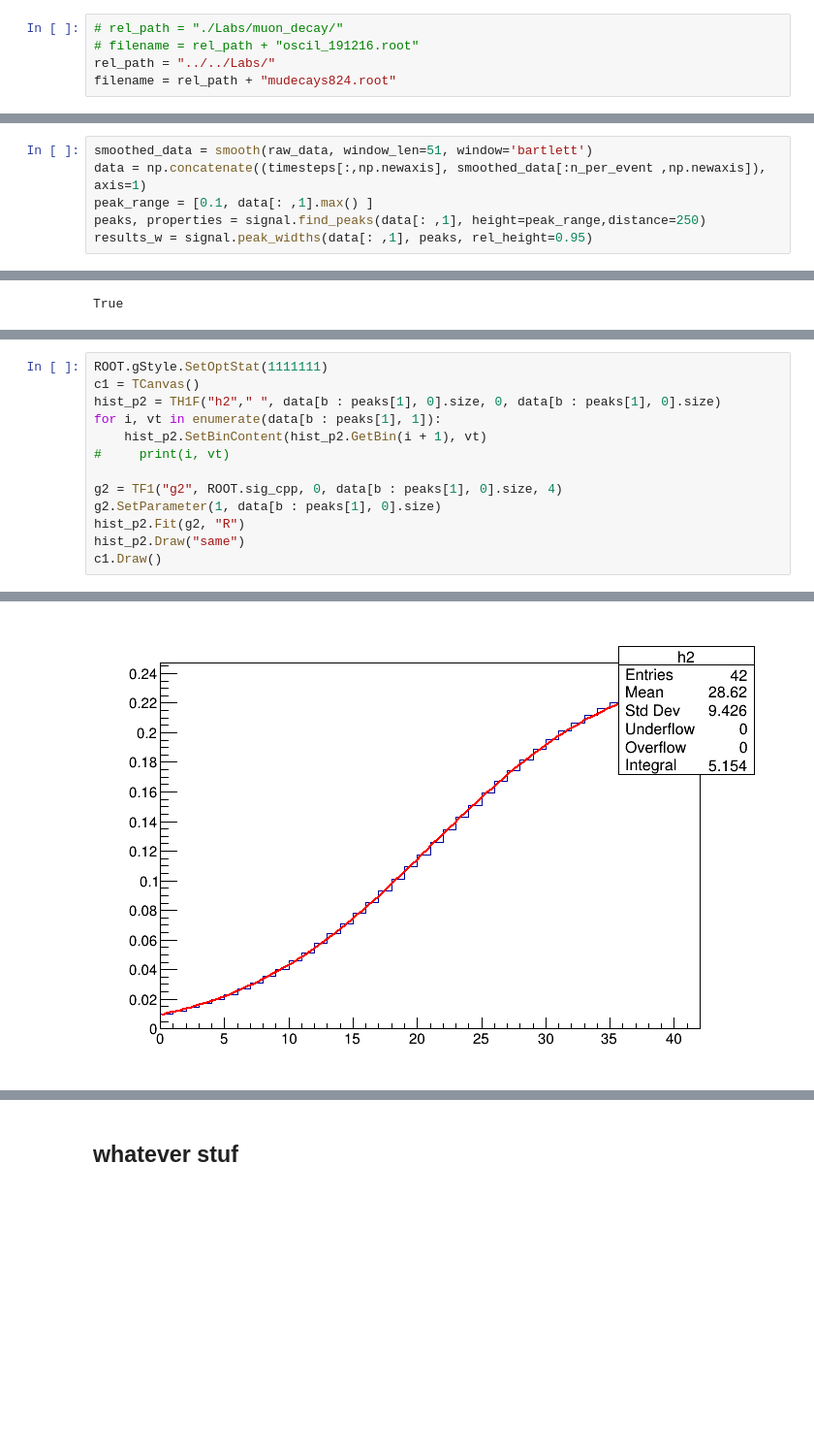
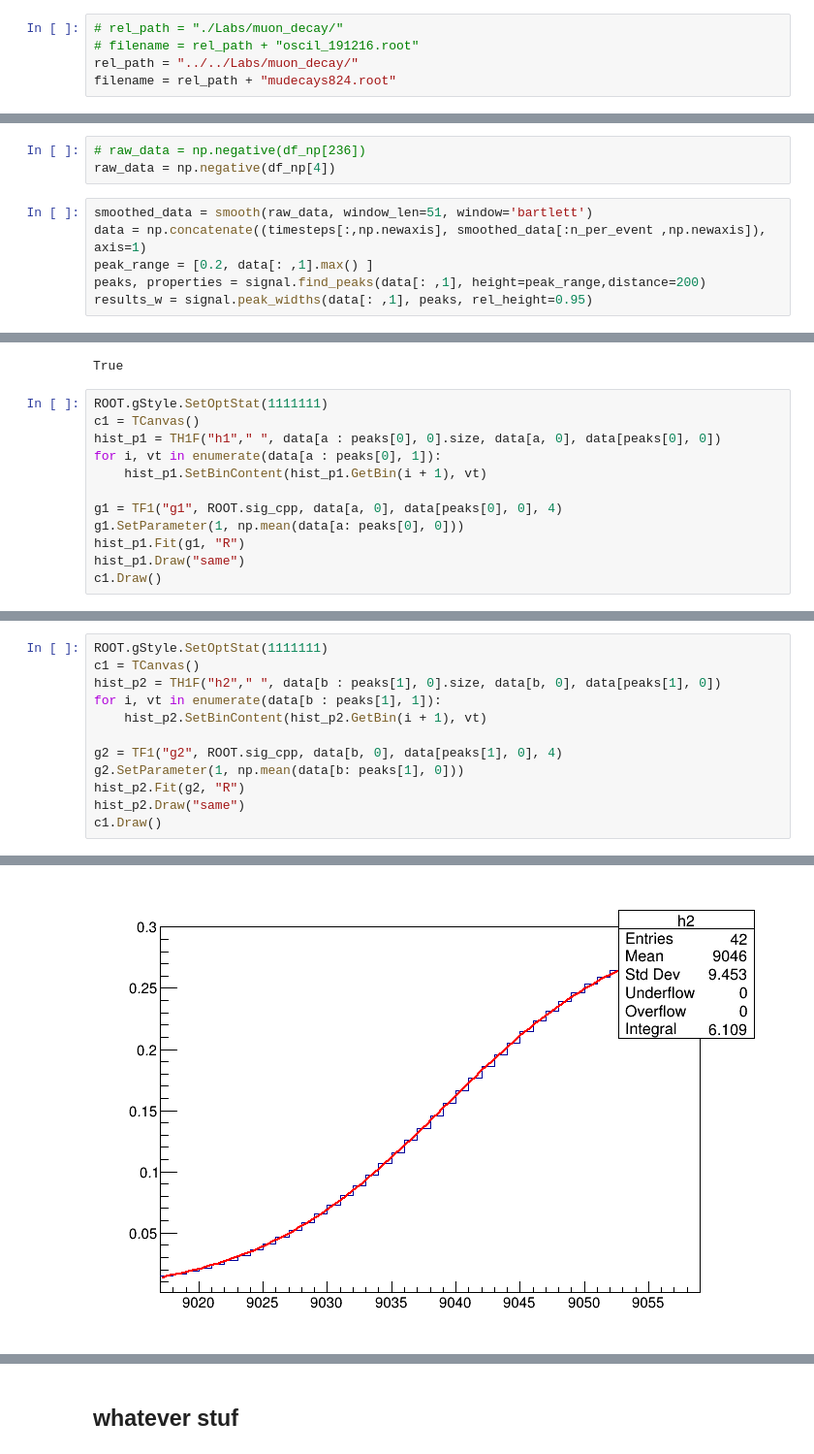
Before and after one commit to Iaggelis/InstrumentationLab, a Jupyter notebook: src/notebooks/muon_decay.ipynb, the cells around one changed output, grey strips where cells are left out. Shown at 97% size. Saved outputs shown, nothing was run; the diff lists cells and outputs as text; blank space fills up the shorter version.

```diff
--- a/src/notebooks/muon_decay.ipynb
+++ b/src/notebooks/muon_decay.ipynb
@@ -45,7 +45,7 @@ muon_decay.ipynb        single_analysis_test.ipynb
 # %%
 # rel_path = "./Labs/muon_decay/"
 # filename = rel_path + "oscil_191216.root"
-rel_path = "../../Labs/"
+rel_path = "../../Labs/muon_decay/"
 filename = rel_path + "mudecays824.root"
 # %%
 # df = RDataFrame("tree",filename)
@@ -67,8 +65,11 @@ raw_data = np.negative(df_np[37])
+# %%
+# raw_data = np.negative(df_np[236])
+raw_data = np.negative(df_np[4])
 # %%
 smoothed_data = smooth(raw_data, window_len=51, window='bartlett')
 data = np.concatenate((timesteps[:,np.newaxis], smoothed_data[:n_per_event ,np.newaxis]), axis=1)
-peak_range = [0.1, data[: ,1].max() ]
-peaks, properties = signal.find_peaks(data[: ,1], height=peak_range,distance=250)
+peak_range = [0.2, data[: ,1].max() ]
+peaks, properties = signal.find_peaks(data[: ,1], height=peak_range,distance=200)
 results_w = signal.peak_widths(data[: ,1], peaks, rel_height=0.95)
 # %%
 plt.figure(figsize=(25,7))
@@ -299,3 +310,15 @@ Double_t sig_cpp(Double_t *x, Double_t *par)
 ROOT.gInterpreter.Declare(sg)
 # %% [output]
 True
+# %%
+ROOT.gStyle.SetOptStat(1111111)
+c1 = TCanvas()
+hist_p1 = TH1F("h1"," ", data[a : peaks[0], 0].size, data[a, 0], data[peaks[0], 0])
+for i, vt in enumerate(data[a : peaks[0], 1]):
+    hist_p1.SetBinContent(hist_p1.GetBin(i + 1), vt)
+
+g1 = TF1("g1", ROOT.sig_cpp, data[a, 0], data[peaks[0], 0], 4)
+g1.SetParameter(1, np.mean(data[a: peaks[0], 0]))
+hist_p1.Fit(g1, "R")
+hist_p1.Draw("same")
+c1.Draw()
@@ -302,13 +335,12 @@ True
 # %%
 ROOT.gStyle.SetOptStat(1111111)
 c1 = TCanvas()
-hist_p2 = TH1F("h2"," ", data[b : peaks[1], 0].size, 0, data[b : peaks[1], 0].size)
+hist_p2 = TH1F("h2"," ", data[b : peaks[1], 0].size, data[b, 0], data[peaks[1], 0])
 for i, vt in enumerate(data[b : peaks[1], 1]):
     hist_p2.SetBinContent(hist_p2.GetBin(i + 1), vt)
-#     print(i, vt)
 
-g2 = TF1("g2", ROOT.sig_cpp, 0, data[b : peaks[1], 0].size, 4)
-g2.SetParameter(1, data[b : peaks[1], 0].size)
+g2 = TF1("g2", ROOT.sig_cpp, data[b, 0], data[peaks[1], 0], 4)
+g2.SetParameter(1, np.mean(data[b: peaks[1], 0]))
 hist_p2.Fit(g2, "R")
 hist_p2.Draw("same")
 c1.Draw()
@@ -325 +356 @@ Warning in <TROOT::Append>: Replacing existing TH1: h2 (Potential memory leak).
-[figure, old version]
+[figure, new version]
```
Also changed, not shown: parts of 41 cells of this notebook.
